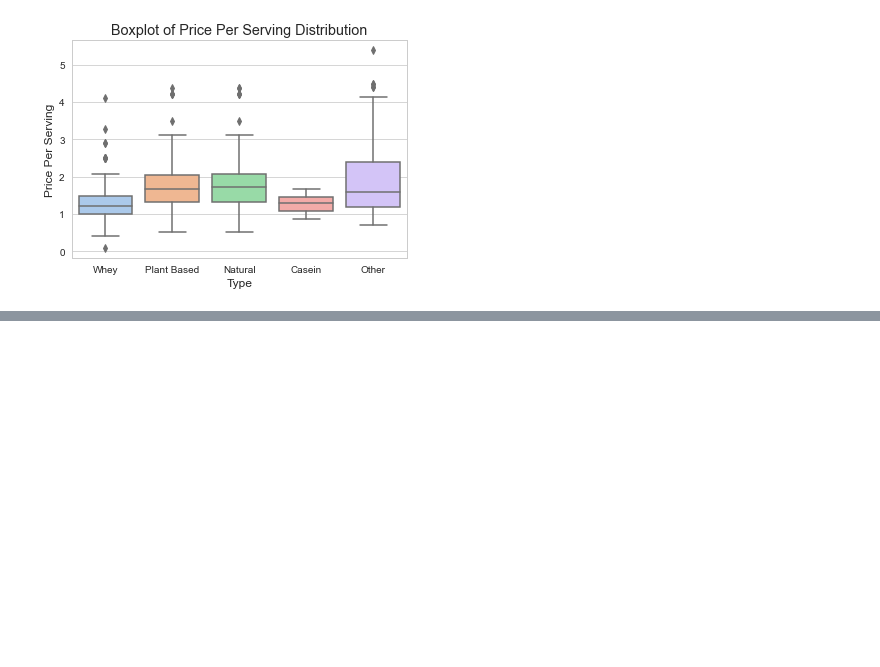
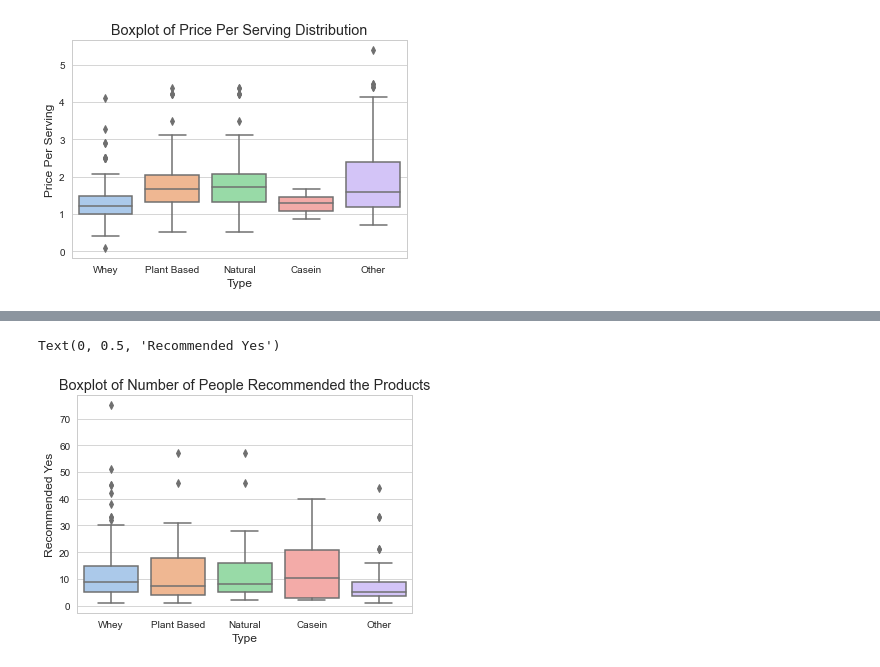
Before and after one commit to jessicajoy1019/WebScraping, a Jupyter notebook: vitamin.ipynb, the cells around one changed output, grey strips where cells are left out. Saved outputs shown, nothing was run; the diff lists cells and outputs as text; code cells hidden in the pictures; blank space fills up the shorter version.

```diff
--- a/vitamin.ipynb
+++ b/vitamin.ipynb
@@ -258,0 +232,9 @@ top10
+# %%
+#boxplot to show distribution of how many recommended products
+sns.boxplot(x='type', y='recommended_yes', data=proteins_rev, palette='pastel')
+plt.title('Boxplot of Number of People Recommended the Products')
+plt.xlabel('Type')
+plt.ylabel('Recommended Yes')
+# %% [output]
+Text(0, 0.5, 'Recommended Yes')
+[figure, added]
```
Also changed, not shown: parts of 26 cells of this notebook.
